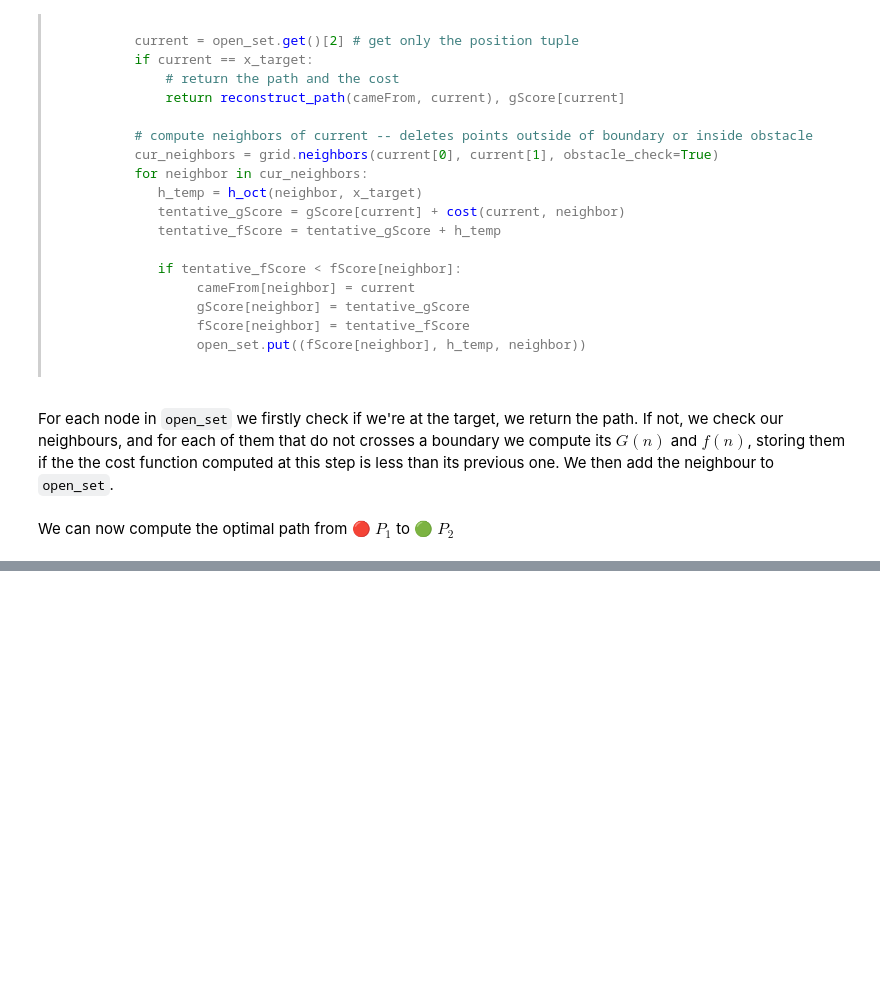
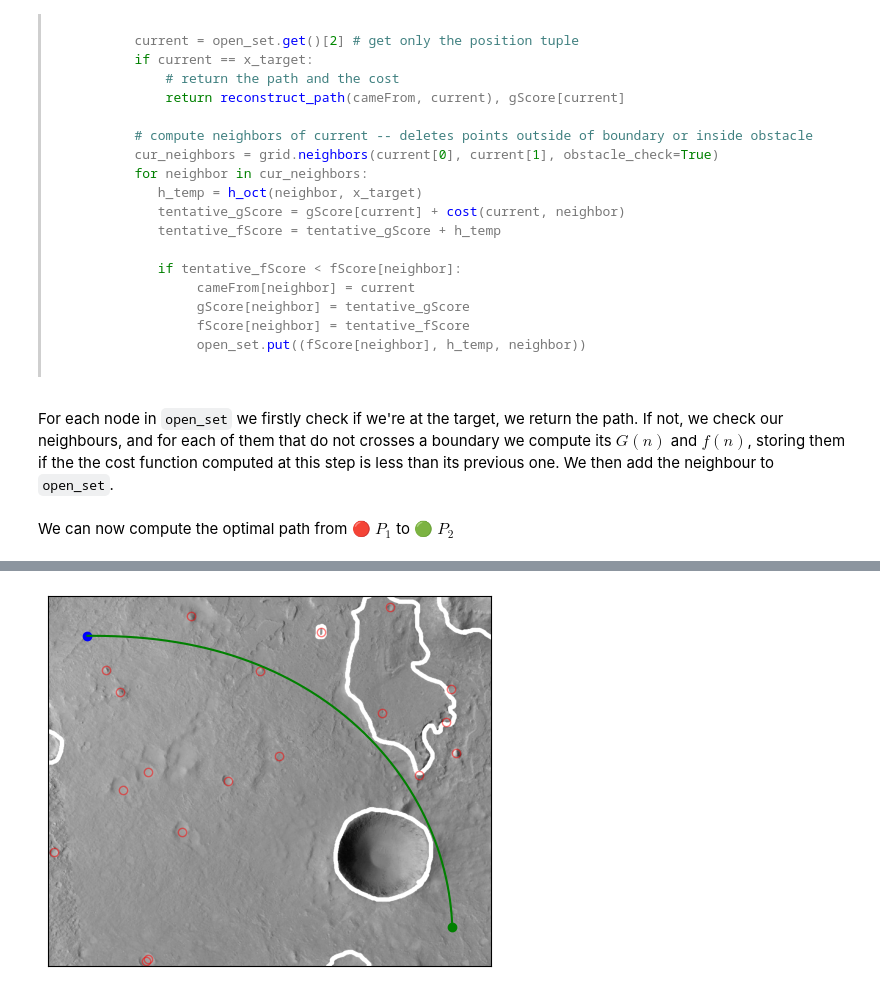
Before and after one commit to Meoli96/Robotic-pathfinding, a Jupyter notebook: main.ipynb, the cells around one changed output, grey strips where cells are left out. Drawn from its saved outputs; the diff is of its cells as text; code cells hidden in the pictures; blank space fills up the shorter version.

```diff
--- a/main.ipynb
+++ b/main.ipynb
@@ -297,0 +308,4 @@ We can now compute the optimal path from &#128308; $P_1$ to &#128994; $P_2$
+# %%
+mars_grid.plot_on([P0p, P1p, q_path], landmarks=True, submap=True)
+# %% [output]
+[figure, added]
```
Also changed, not shown: parts of 27 cells of this notebook, 2 other files.
